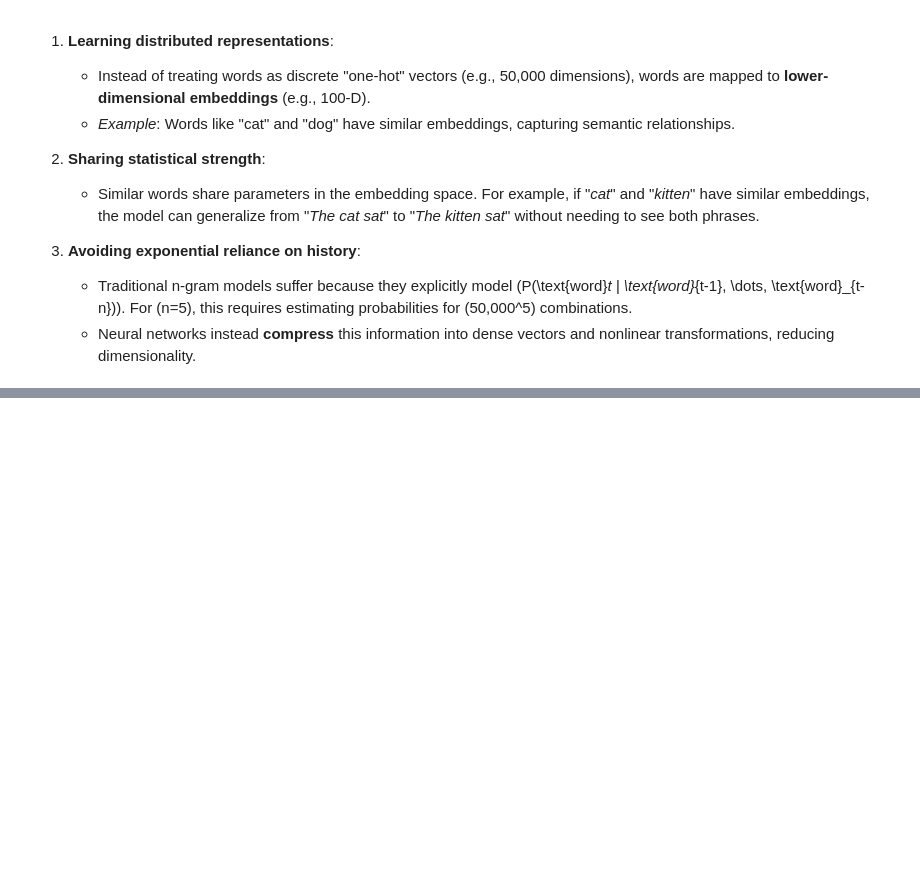
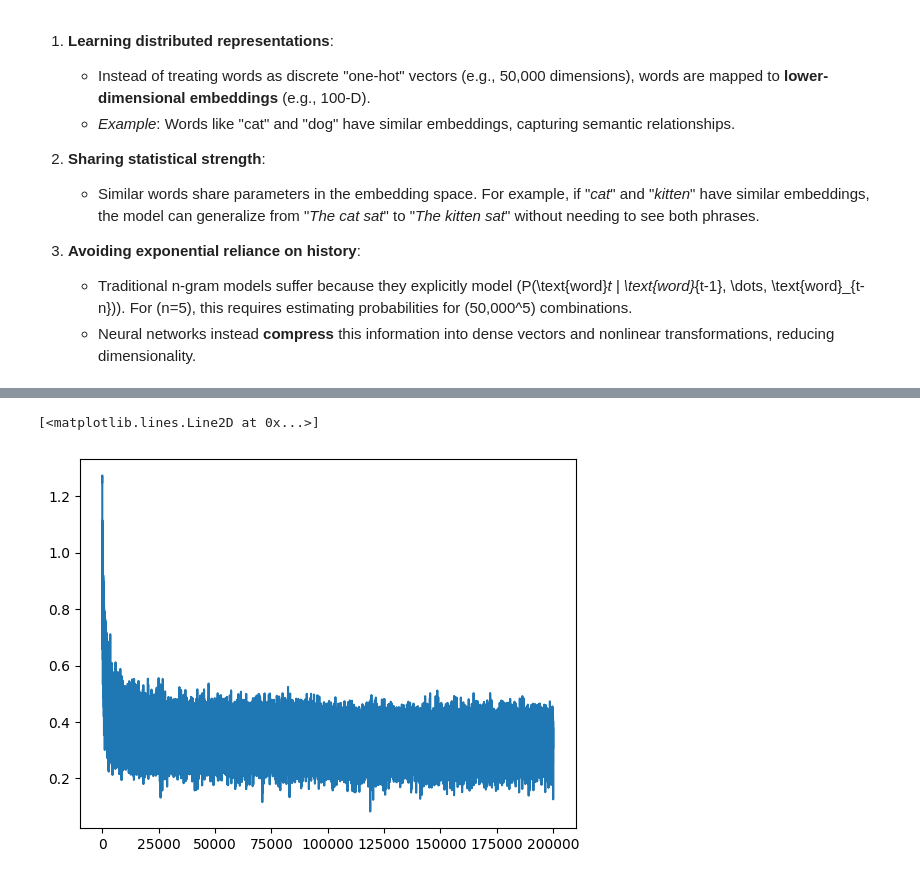
Before and after one commit to N0-man/n03an.me, a Jupyter notebook: notebooks/gpt/02_MLP.ipynb, the cells around one changed output, grey strips where cells are left out. Saved outputs shown, nothing was run; the diff lists cells and outputs as text; code cells hidden in the pictures; blank space fills up the shorter version.

```diff
--- a/notebooks/gpt/02_MLP.ipynb
+++ b/notebooks/gpt/02_MLP.ipynb
@@ -353,0 +641,5 @@ https://blog.ezyang.com/2019/05/pytorch-internals/
+# %%
+chars = 'abcdefghijklmnopqrstuvwxyz.'
+char_to_ix = {ch:i for i, ch in enumerate(chars)}
+ix_to_char = {i:ch for i, ch in enumerate(chars)}
+vocab_size = len(chars)
@@ -353,0 +777,6 @@ https://blog.ezyang.com/2019/05/pytorch-internals/
+# %%
+def backward(loss):
+    for p in parameters:
+        p.grad = None
+
+    loss.backward()
@@ -353,0 +813,5 @@ https://blog.ezyang.com/2019/05/pytorch-internals/
+# %%
+def update_parameters():
+    lr = learning_rate if i < 100000 else 0.01
+    for p in parameters:
+        p.data += -lr * p.grad
@@ -353,0 +823,18 @@ https://blog.ezyang.com/2019/05/pytorch-internals/
+# %%
+# track learning stats
+lossi = []
+stepi = []
+
+for i in range(200000):
+    # forward pass
+    loss = forward(minibatch_size)
+
+    # Backward pass
+    backward(loss)
+
+    # update parameters
+    update_parameters()
+
+    # track stats
+    stepi.append(i)
+    lossi.append(loss.log10().item())
@@ -353,0 +852,5 @@ https://blog.ezyang.com/2019/05/pytorch-internals/
+# %%
+plt.plot(stepi, lossi)
+# %% [output]
+[<matplotlib.lines.Line2D at 0x...>]
+[figure, added]
```
Also changed, not shown: parts of 55 cells of this notebook, 15 other files.
